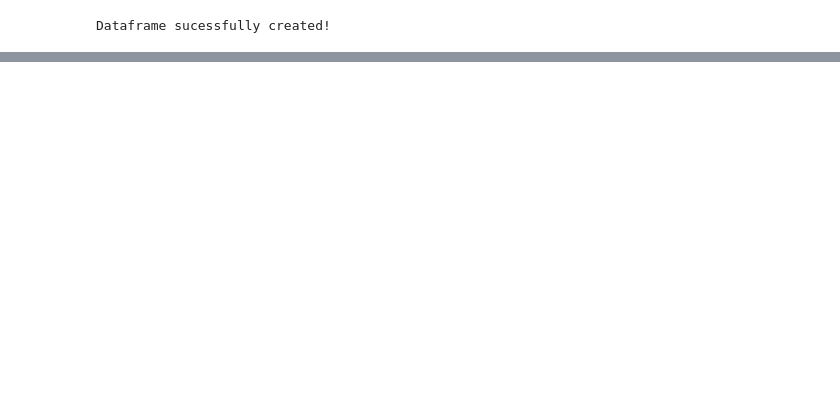
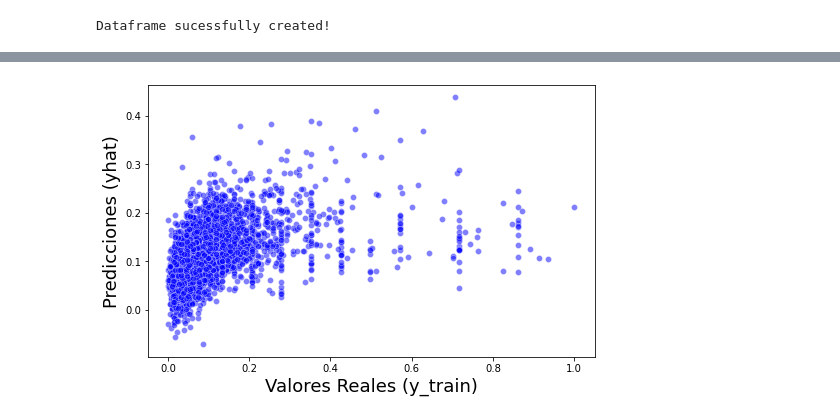
Before and after one commit to coisigna/dsb_p2_airbnb_price_predictor, a Jupyter notebook: ipynbs/Madrid airbnb.ipynb, the cells around one changed output, grey strips where cells are left out. Saved outputs shown, nothing was run; the diff lists cells and outputs as text; code cells hidden in the pictures; blank space fills up the shorter version.

```diff
--- a/ipynbs/Madrid airbnb.ipynb
+++ b/ipynbs/Madrid airbnb.ipynb
@@ -327,0 +295,3 @@ df["neighbourhood_group_cleansed"] = neighbourhood_group_cleansed
+# %%
+X = df.drop("price", axis = 1)
+y = df[["price"]]
@@ -327,0 +315,5 @@ df["neighbourhood_group_cleansed"] = neighbourhood_group_cleansed
+# %%
+X_train, X_test, y_train, y_test = train_test_split(X, y, test_size = 0.20)
+
+print(f"Train data: {X_train.shape, y_train.shape}")
+print(f"Test data: {X_test.shape, y_test.shape}")
@@ -327,0 +323,9 @@ df["neighbourhood_group_cleansed"] = neighbourhood_group_cleansed
+# %%
+# Algoritmo de regresión lineal de sklearn
+
+regresion_lineal = LinearRegression()
+regresion_lineal.fit(X_train, y_train)
+
+# Encontramos los coeficientes de la recta
+print ("weights:", regresion_lineal.coef_)
+print ("w_0:", regresion_lineal.intercept_)
@@ -327,0 +339,5 @@ df["neighbourhood_group_cleansed"] = neighbourhood_group_cleansed
+# %%
+yhat = regresion_lineal.predict(X_test)
+
+for i, j in zip(yhat[:5], y_test[:5]):
+    print(f"Predicción:{i} \tValor real:{j}")
@@ -327,0 +430,13 @@ df["neighbourhood_group_cleansed"] = neighbourhood_group_cleansed
+# %%
+# Vamos a comparar que tan alejados estan los valores reales (y_test) y los valores predichos (y_train)
+
+plt.figure(figsize = (8, 5))
+
+sns.scatterplot(x = y_test.flatten(), y = yhat.flatten(), alpha = 0.5, color = "blue")
+
+plt.xlabel("Valores Reales (y_train)", size = 18)
+plt.ylabel("Predicciones (yhat)", size = 18)
+
+plt.show()
+# %% [output]
+[figure, added]
```
Also changed, not shown: parts of 79 cells of this notebook.
